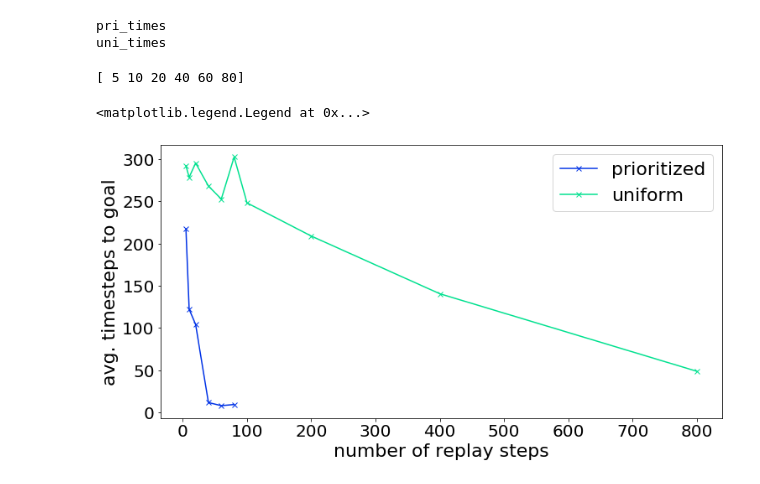
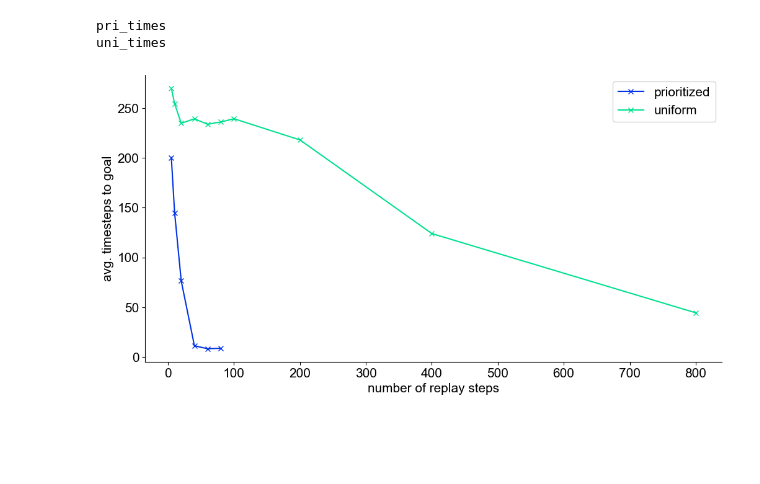
Before and after one commit to Phelixh/prioritisedGeodesic, a Jupyter notebook: Replay.ipynb, the cells around one changed output. Saved outputs shown, nothing was run; the diff lists cells and outputs as text; code cells hidden in the pictures; blank space fills up the shorter version.

Commit message:
various task simulation files, replay edits, analysis notebooks, etc.

```diff
--- a/Replay.ipynb
+++ b/Replay.ipynb
@@ -11,7 +11,7 @@ import matplotlib.pyplot as plt
 import matplotlib as mpl
 from mpl_toolkits.axes_grid1 import make_axes_locatable
 import matplotlib.patches as patches
-import seaborn as sns
+# import seaborn as sns
 %matplotlib inline
 
 from geodesic_agent import GeodesicAgent
@@ -53,3 +53,13 @@ def dict_print(d, indent_size=1):
         print_key = '%d-%d' % (start, kdx - 1)
 
     print(indent + '%s: %s' % (print_key, prev_val))
+
+
+mpl.rcParams.update({'font.size': 15})
+mpl.rcParams.update({'font.family': 'Arial'})
+
+FONT_BG = 25
+mpl.rcParams['pdf.fonttype'] = 42 # allow text of pdf to be edited in illustrator
+
+mpl.rcParams["axes.spines.right"] = False
+mpl.rcParams["axes.spines.top"] = False
@@ -341,2 +638,2 @@ for s in range(num_states):
 # %%
-d_uni = np.load('learning_curve_uni.npz')
+d = np.load('./Data/learning_curves/learning_curves.npz')
@@ -348,28 +643,21 @@ for key in d_pri.keys():
 # %% [output]
 pri_times
 uni_times
-# %%
-pri_times = d_pri['pri_times']
-uni_times = d_uni['uni_times']
-replay_steps = d_uni['replay_steps']
-print(replay_steps[:-4])
-# %% [output]
-[ 5 10 20 40 60 80]
+# %%
+pri_times = d['pri_times']
+uni_times = d['uni_times']
 # %%
-font = {'size'   : 22}
-
-mpl.rc('font', **font)
-mpl.rc('xtick', labelsize=20)
-mpl.rc('ytick', labelsize=20)
-
+pri_replay_steps = [5, 10, 20, 40, 60, 80]
+uni_replay_steps = [5, 10, 20, 40, 60, 80, 100, 200, 400, 800]
 plt.figure(figsize=(12,6))
-plt.plot(replay_steps[:-4], np.nanmean(pri_times, axis=0), marker='x',label='prioritized', color=plt.get_cmap('winter')(50))
-plt.plot(replay_steps, np.nanmean(uni_times, axis=0), marker='x',label='uniform', color=plt.get_cmap('winter')(225))
+plt.plot(pri_replay_steps, np.nanmean(pri_times, axis=0), marker='x',label='prioritized', color=plt.get_cmap('winter')(50))
+plt.plot(uni_replay_steps, np.nanmean(uni_times, axis=0), marker='x',label='uniform', color=plt.get_cmap('winter')(225))
 plt.xlabel('number of replay steps')
 plt.ylabel('avg. timesteps to goal')
 plt.legend()
+
+plt.savefig('./figs/fig1learning_curves.pdf', transparent=True)
 # %% [output]
-<matplotlib.legend.Legend at 0x...>
-[figure, old version]
+[figure, new version]
 # %%
 plt.get_cmap('winter')(1)
```
Also changed, not shown: parts of 18 cells of this notebook, 14 other files.
